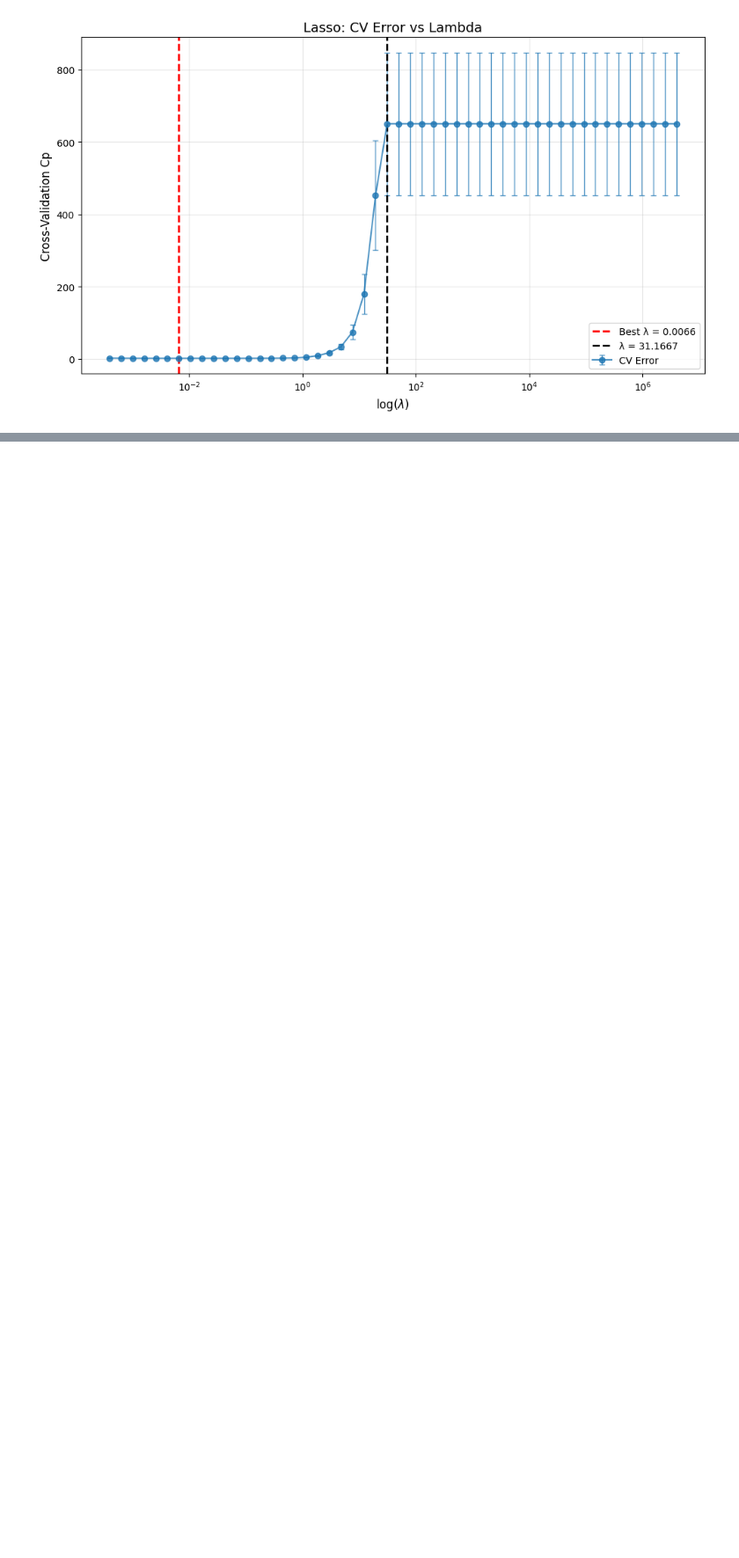
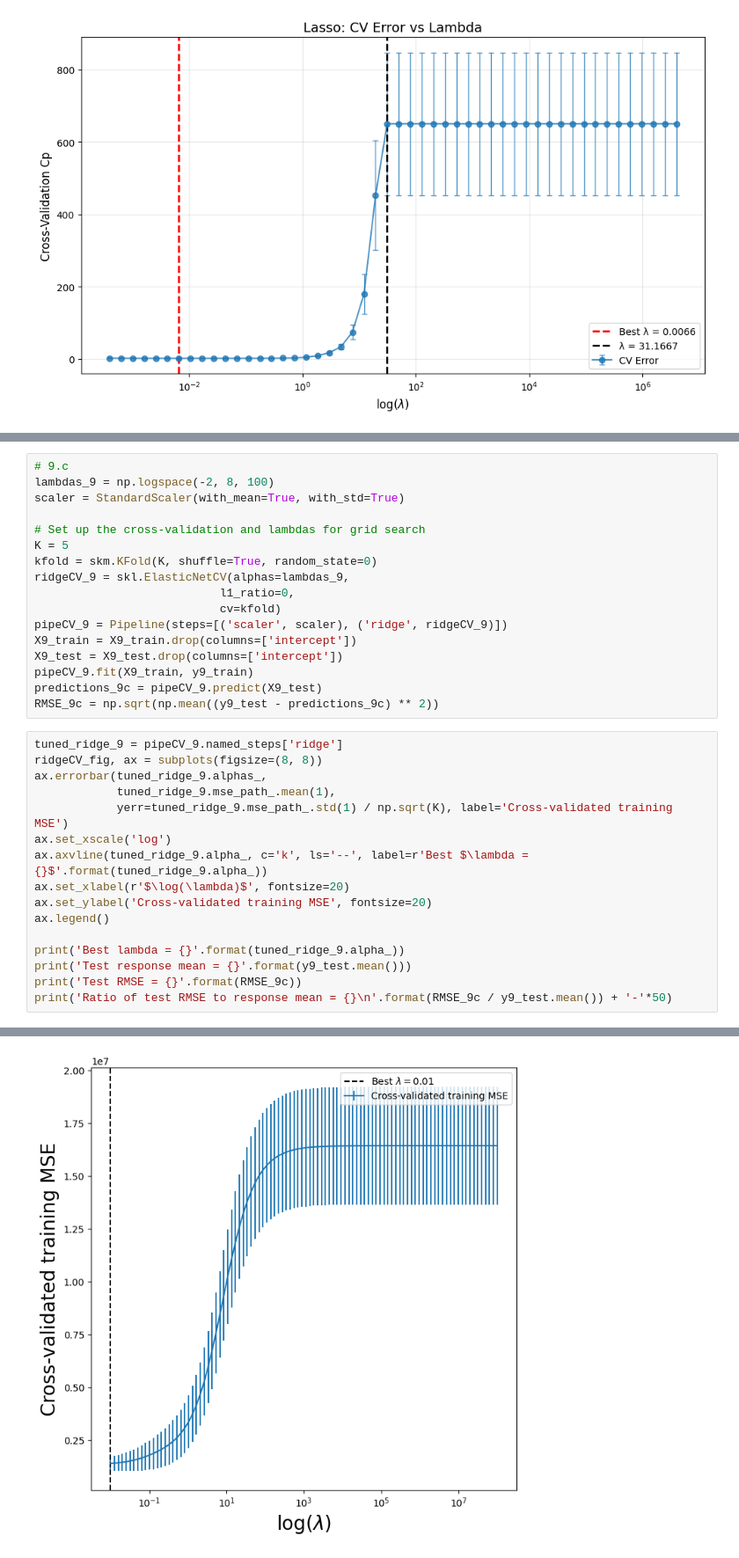
Before and after one commit to nhitran-00/ISL, a Jupyter notebook: chapter_6.ipynb, the cells around one changed output, grey strips where cells are left out. Shown at 88% size. Drawn from its saved outputs; the diff is of its cells as text; blank space fills up the shorter version.

```diff
--- a/chapter_6.ipynb
+++ b/chapter_6.ipynb
@@ -505,0 +550,34 @@ dtype: float64
+# %%
+# 9.c
+lambdas_9 = np.logspace(-2, 8, 100)
+scaler = StandardScaler(with_mean=True, with_std=True)
+
+# Set up the cross-validation and lambdas for grid search
+K = 5
+kfold = skm.KFold(K, shuffle=True, random_state=0)
+ridgeCV_9 = skl.ElasticNetCV(alphas=lambdas_9,
+                           l1_ratio=0,
+                           cv=kfold)
+pipeCV_9 = Pipeline(steps=[('scaler', scaler), ('ridge', ridgeCV_9)])
+X9_train = X9_train.drop(columns=['intercept'])
+X9_test = X9_test.drop(columns=['intercept'])
+pipeCV_9.fit(X9_train, y9_train)
+predictions_9c = pipeCV_9.predict(X9_test)
+RMSE_9c = np.sqrt(np.mean((y9_test - predictions_9c) ** 2))
+# %%
+tuned_ridge_9 = pipeCV_9.named_steps['ridge']
+ridgeCV_fig, ax = subplots(figsize=(8, 8))
+ax.errorbar(tuned_ridge_9.alphas_,
+            tuned_ridge_9.mse_path_.mean(1),
+            yerr=tuned_ridge_9.mse_path_.std(1) / np.sqrt(K), label='Cross-validated training MSE')
+ax.set_xscale('log')
+ax.axvline(tuned_ridge_9.alpha_, c='k', ls='--', label=r'Best $\lambda = {}$'.format(tuned_ridge_9.alpha_))
+ax.set_xlabel(r'$\log(\lambda)$', fontsize=20)
+ax.set_ylabel('Cross-validated training MSE', fontsize=20)
+ax.legend()
+
+print('Best lambda = {}'.format(tuned_ridge_9.alpha_))
+print('Test response mean = {}'.format(y9_test.mean()))
+print('Test RMSE = {}'.format(RMSE_9c))
+print('Ratio of test RMSE to response mean = {}\n'.format(RMSE_9c / y9_test.mean()) + '-'*50)
+# %% [output]
@@ -505,0 +589 @@ dtype: float64
+[figure, added]
```
Also changed, not shown: parts of 14 cells of this notebook.
